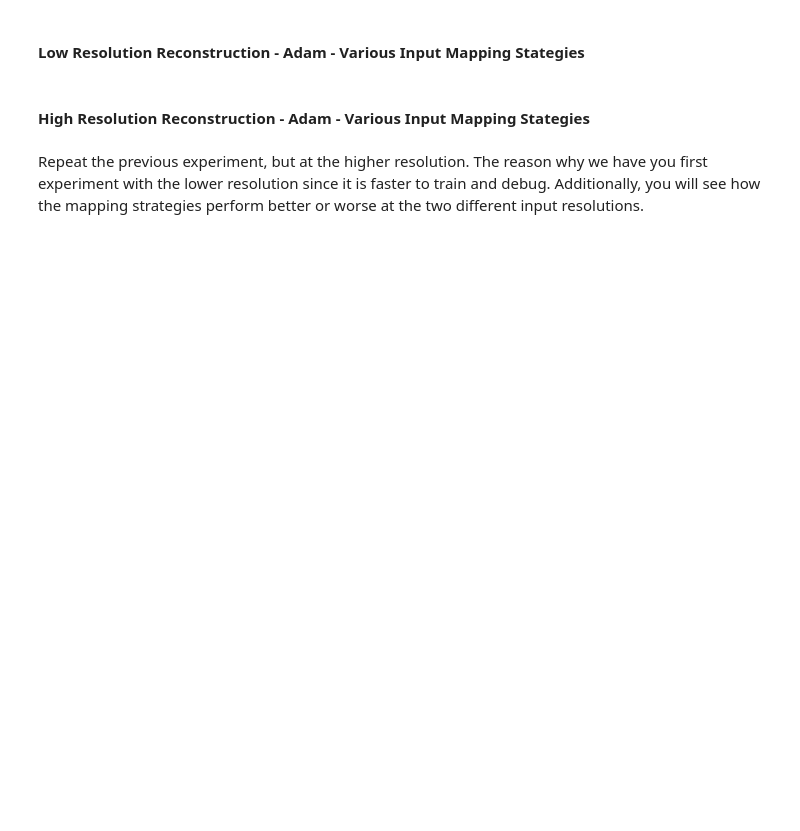
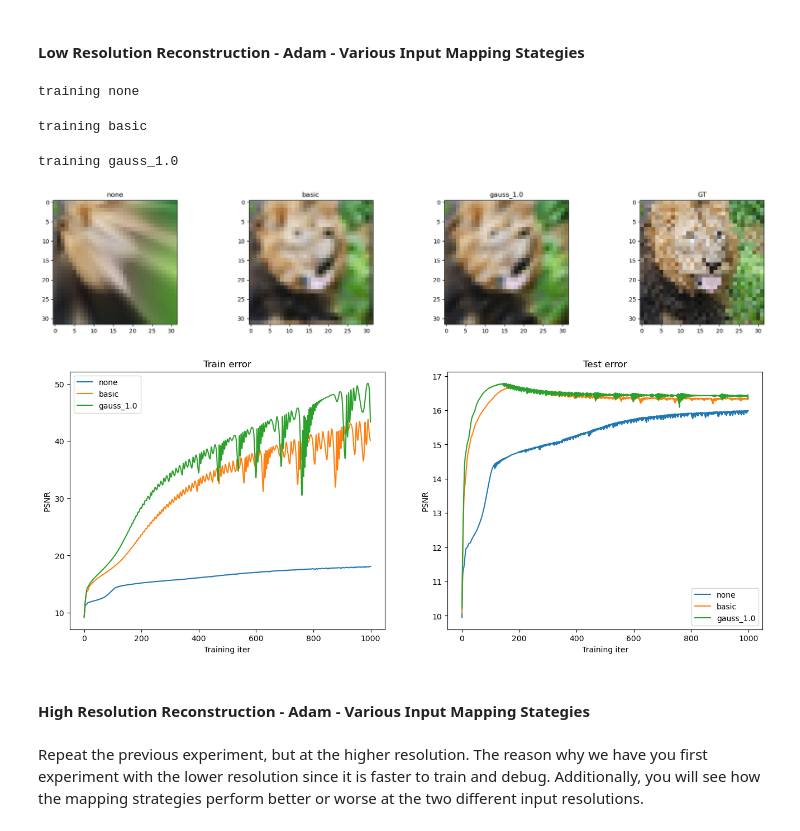
Before and after one commit to parisvacation/CS444, a Jupyter notebook: assignment2/neural_network.ipynb, the cells around one changed output. Saved outputs shown, nothing was run; the diff lists cells and outputs as text; code cells hidden in the pictures; blank space fills up the shorter version.

```diff
--- a/assignment2/neural_network.ipynb
+++ b/assignment2/neural_network.ipynb
@@ -394,7 +409,7 @@ def train_wrapper(mapping, size, num_layers, hidden_size, output_size, epochs,
 outputs = {}
 for k in tqdm(B_dict):
   print("training", k)
-  outputs[k] = train_wrapper(k, size, num_layers, hidden_size, output_size, epochs, learning_rate, opt='SGD')
+  outputs[k] = train_wrapper(k, size, num_layers, hidden_size_low, output_size, epochs_low, learning_rate_low, opt='SGD')
 # %% [output]
 training none
 training basic
@@ -418,5 +435,6 @@ train_data, test_data = get_image(size)
 # %%
 outputs = {}
+
 for k in tqdm(B_dict):
   print("training", k)
-  outputs[k] = train_wrapper(k,size, num_layers, hidden_size, output_size, epochs, learning_rate, opt='SGD')
+  outputs[k] = train_wrapper(k,size, num_layers, hidden_size_high, output_size, epochs_high, learning_rate_high, opt='SGD')
@@ -477,11 +528,27 @@ plot_reconstruction_progress(predicted_images, y_test)
 # %% [markdown]
 #### Low Resolution Reconstruction - Adam - Various Input Mapping Stategies
 # %%
+# set hyperparameters
+hidden_size = 256
+epochs = 1000
+learning_rate = 0.0005
+
 # start training
 outputs = {}
 for k in tqdm(B_dict):
   print("training", k)
   outputs[k] = train_wrapper(k, size, num_layers, hidden_size, output_size, epochs, learning_rate, opt='Adam')
+
+X_train, y_train, X_test, y_test = get_input_features(get_B_dict(size), "none")  # for getting y_test
+
+# if you did everything correctly so far, this should output a nice figure you can use in your report
+plot_feature_mapping_comparison(outputs, y_test.reshape(size,size,3))
+# %% [output]
+training none
+training basic
+training gauss_1.0
+[figure, added]
+[figure, added]
 # %% [markdown]
 #### High Resolution Reconstruction - Adam - Various Input Mapping Stategies
 # %% [markdown]
```
Also changed, not shown: parts of 20 cells of this notebook, 1 other file.
